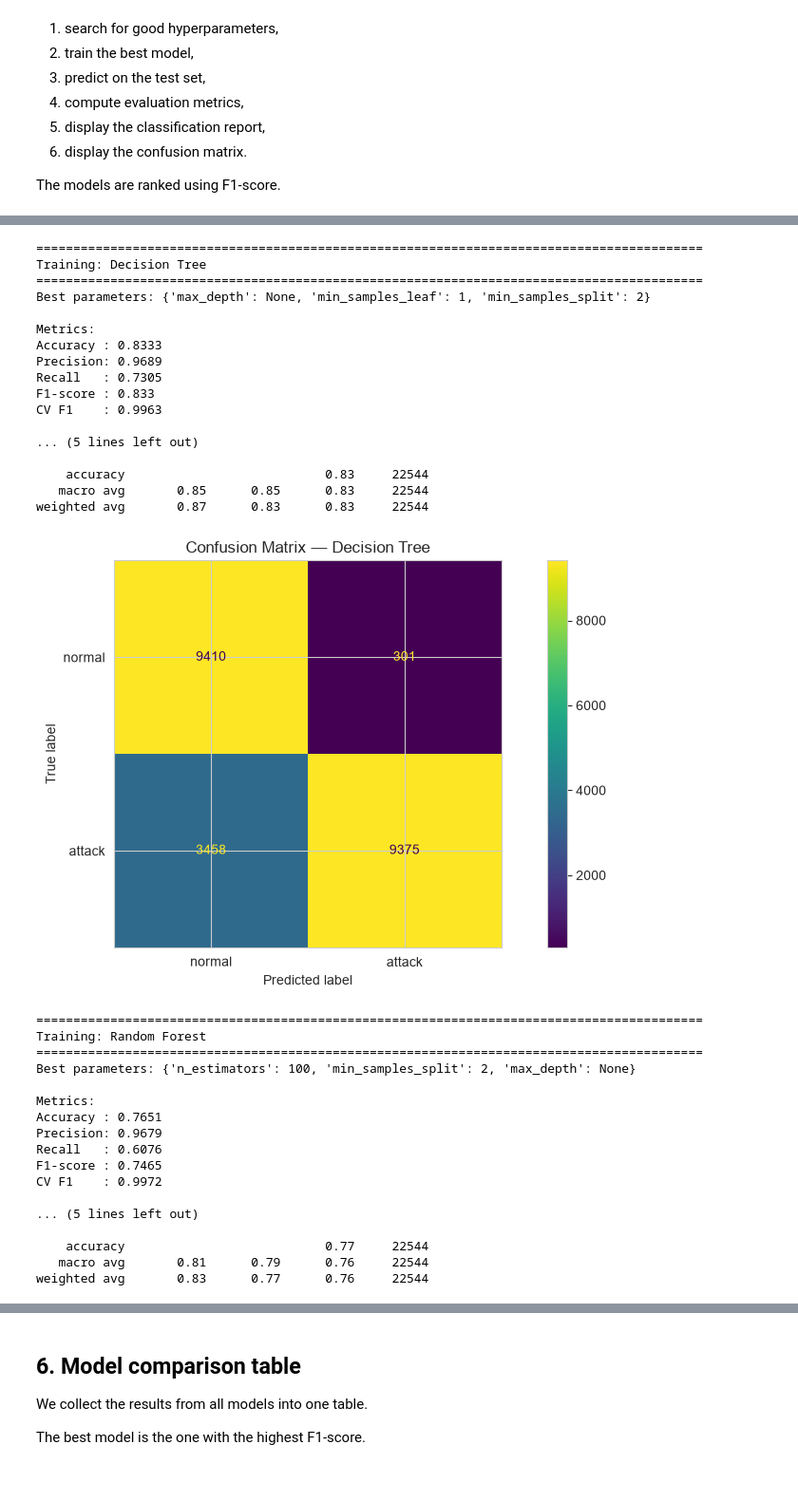
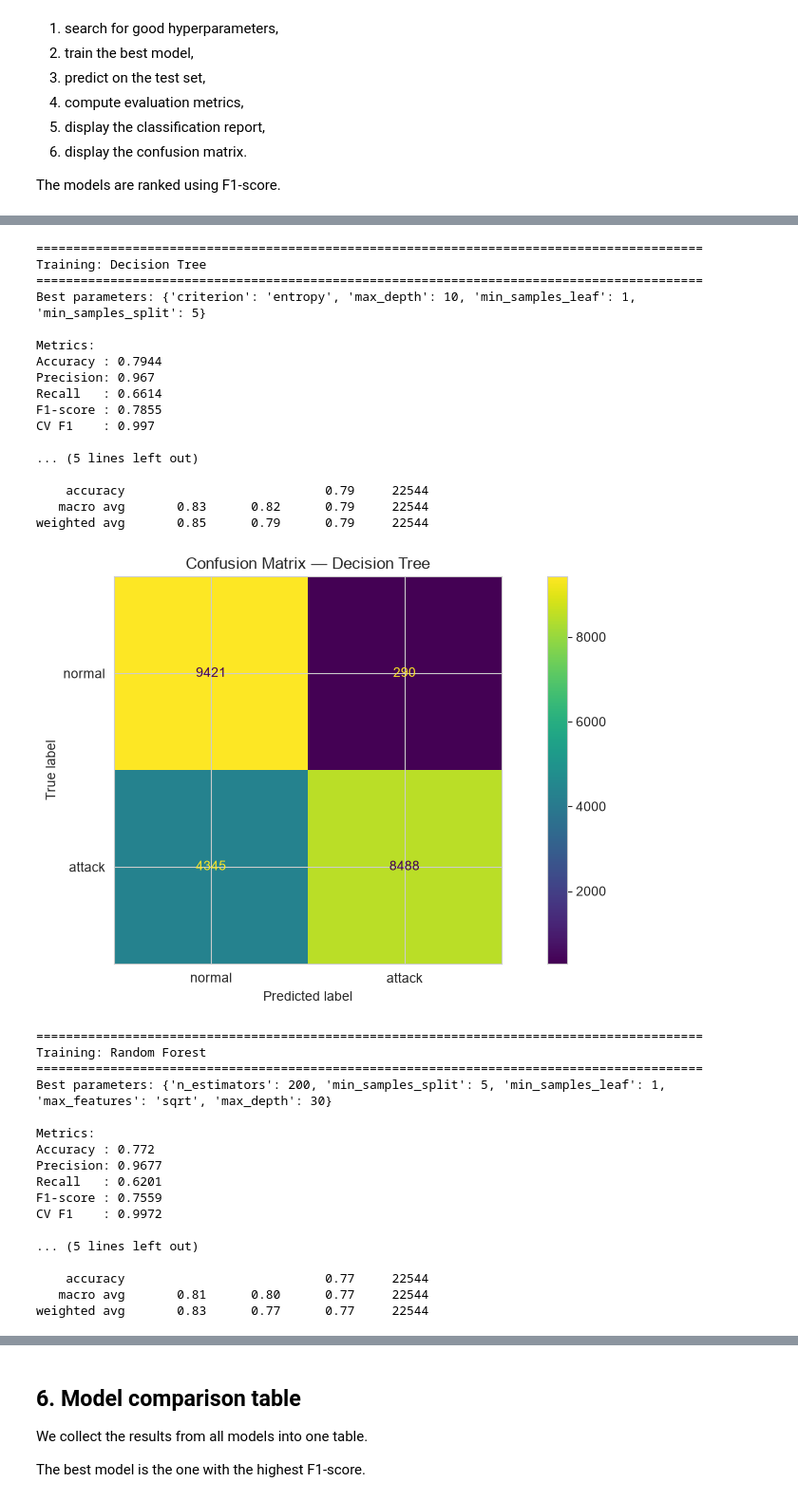
Before and after one commit to DreanoLucas/ML_AIR_Attack, a Jupyter notebook: training.ipynb, the cells around one changed output, grey strips where cells are left out. Shown at 95% size. Cells and saved outputs as stored; diff of their text form; code cells hidden in the pictures.

```diff
--- a/training.ipynb
+++ b/training.ipynb
@@ -218,36 +218,42 @@ To keep runtime reasonable:
 # %%
 param_grids = {
     "Logistic Regression": {
-        "C": [0.01, 0.1, 1, 10]
+        "C": [0.01, 0.1, 1, 10, 100]
     },
 
     "Decision Tree": {
-        "max_depth": [None, 5, 10, 20],
-        "min_samples_split": [2, 5, 10],
-        "min_samples_leaf": [1, 2, 4]
+        "max_depth": [5, 10, 15, 20, 30, None],
+        "min_samples_split": [2, 5, 10, 20],
+        "min_samples_leaf": [1, 2, 4, 8],
+        "criterion": ["gini", "entropy"]
     },
 
     "Random Forest": {
-        "n_estimators": [100, 200, 300],
-        "max_depth": [None, 10, 20],
-        "min_samples_split": [2, 5, 10]
+        "n_estimators": [200, 400, 600],
+        "max_depth": [10, 20, 30, None],
+        "min_samples_split": [2, 5, 10],
+        "min_samples_leaf": [1, 2, 4],
+        "max_features": ["sqrt", "log2"]
     },
 
     "Extra Trees": {
-        "n_estimators": [100, 200, 300],
-        "max_depth": [None, 10, 20],
-        "min_samples_split": [2, 5, 10]
+        "n_estimators": [200, 400, 600],
+        "max_depth": [10, 20, 30, None],
+        "min_samples_split": [2, 5, 10],
+        "min_samples_leaf": [1, 2, 4],
+        "max_features": ["sqrt", "log2"]
     },
 
     "KNN": {
-        "n_neighbors": [3, 5, 7, 11],
-        "weights": ["uniform", "distance"]
+        "n_neighbors": [3, 5, 7, 11, 15],
+        "weights": ["uniform", "distance"],
+        "metric": ["euclidean", "manhattan"]
     },
 
     "MLP Neural Network": {
-        "hidden_layer_sizes": [(64,), (128,), (128, 64)],
+        "hidden_layer_sizes": [(64,), (128,), (128, 64), (256, 128)],
         "alpha": [0.0001, 0.001, 0.01],
-        "learning_rate_init": [0.001, 0.01]
+        "learning_rate_init": [0.001, 0.005, 0.01]
     }
 }
 # %% [markdown]
@@ -282,7 +288,7 @@ for model_name, model in models.items():
         search = RandomizedSearchCV(
             estimator=model,
             param_distributions=param_grids[model_name],
-            n_iter=5,
+            n_iter=12,
             scoring="f1",
             cv=3,
             random_state=42,
@@ -390,40 +396,40 @@ CV F1    : 0.9718
 weighted avg       0.80      0.75      0.75     22544
 [figure]
 ==========================================================================================
 Training: Decision Tree
 ==========================================================================================
-Best parameters: {'max_depth': None, 'min_samples_leaf': 1, 'min_samples_split': 2}
+Best parameters: {'criterion': 'entropy', 'max_depth': 10, 'min_samples_leaf': 1, 'min_samples_split': 5}
 
 Metrics:
-Accuracy : 0.8333
-Precision: 0.9689
-Recall   : 0.7305
-F1-score : 0.833
-CV F1    : 0.9963
+Accuracy : 0.7944
+Precision: 0.967
+Recall   : 0.6614
+F1-score : 0.7855
+CV F1    : 0.997
 
 ... (5 lines left out)
 
-    accuracy                           0.83     22544
-   macro avg       0.85      0.85      0.83     22544
-weighted avg       0.87      0.83      0.83     22544
+    accuracy                           0.79     22544
+   macro avg       0.83      0.82      0.79     22544
+weighted avg       0.85      0.79      0.79     22544
-[figure, old version]
+[figure, new version]
 ==========================================================================================
 Training: Random Forest
 ==========================================================================================
-Best parameters: {'n_estimators': 100, 'min_samples_split': 2, 'max_depth': None}
+Best parameters: {'n_estimators': 200, 'min_samples_split': 5, 'min_samples_leaf': 1, 'max_features': 'sqrt', 'max_depth': 30}
 
 Metrics:
-Accuracy : 0.7651
-Precision: 0.9679
-Recall   : 0.6076
-F1-score : 0.7465
+Accuracy : 0.772
+Precision: 0.9677
+Recall   : 0.6201
+F1-score : 0.7559
 CV F1    : 0.9972
 
 ... (5 lines left out)
 
     accuracy                           0.77     22544
-   macro avg       0.81      0.79      0.76     22544
-weighted avg       0.83      0.77      0.76     22544
+   macro avg       0.81      0.80      0.77     22544
+weighted avg       0.83      0.77      0.77     22544
 [figure]
 ==========================================================================================
 Training: Extra Trees
```
Also changed, not shown: parts of 10 cells of this notebook, 11 other files.
